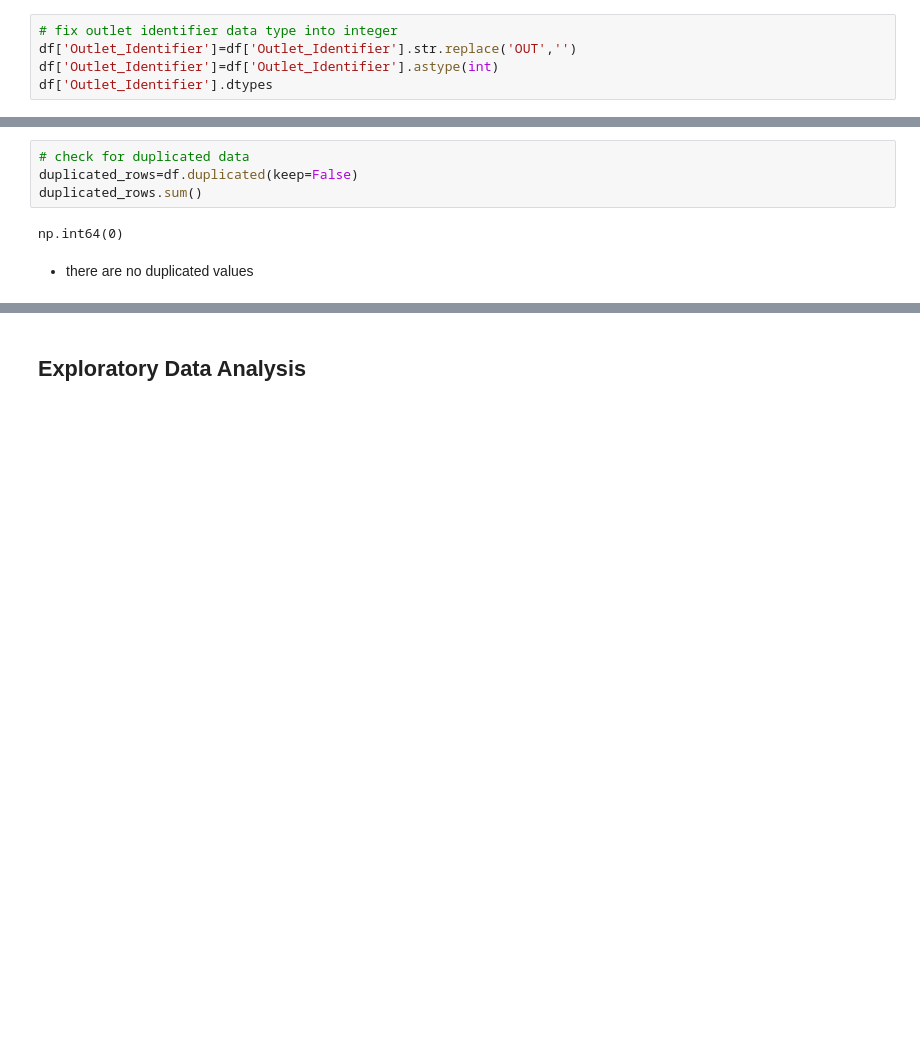
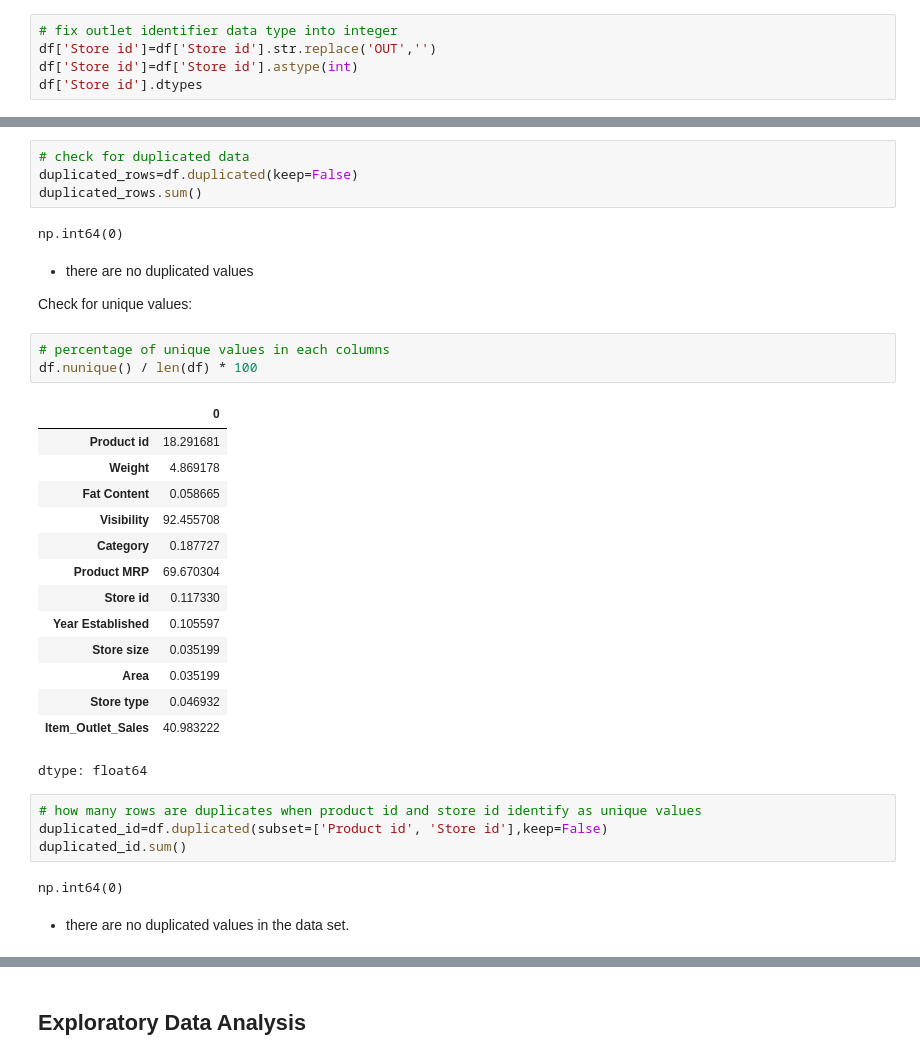
Before and after one commit to swirita/Prediction-of-Product-Sales, a Jupyter notebook: Prediction_of_Product_Sales.ipynb, the cells around one changed output, grey strips where cells are left out. Saved outputs shown, nothing was run; the diff lists cells and outputs as text; blank space fills up the shorter version.

Commit message:
clean: verify no duplicate values across unique columns

```diff
--- a/Prediction_of_Product_Sales.ipynb
+++ b/Prediction_of_Product_Sales.ipynb
@@ -86,9 +86,9 @@ df.head()
 - Fixing Outlet ID from a string to an integer
 # %%
 # fix outlet identifier data type into integer
-df['Outlet_Identifier']=df['Outlet_Identifier'].str.replace('OUT','')
-df['Outlet_Identifier']=df['Outlet_Identifier'].astype(int)
-df['Outlet_Identifier'].dtypes
+df['Store id']=df['Store id'].str.replace('OUT','')
+df['Store id']=df['Store id'].astype(int)
+df['Store id'].dtypes
 # %% [output]
 dtype('int64')
 # %% [markdown]
@@ -101,3 +101,31 @@ duplicated_rows.sum()
 np.int64(0)
 # %% [markdown]
 - there are no duplicated values
+
+Check for unique values:
+# %%
+# percentage of unique values in each columns
+df.nunique() / len(df) * 100
+# %% [output]
+|  | 0 |
+| Product id | 18.291681 |
+| Weight | 4.869178 |
+| Fat Content | 0.058665 |
+| Visibility | 92.455708 |
+| Category | 0.187727 |
+| Product MRP | 69.670304 |
+| Store id | 0.117330 |
+| Year Established | 0.105597 |
+| Store size | 0.035199 |
+| Area | 0.035199 |
+| Store type | 0.046932 |
+| Item_Outlet_Sales | 40.983222 |
+dtype: float64
+# %%
+# how many rows are duplicates when product id and store id identify as unique values
+duplicated_id=df.duplicated(subset=['Product id', 'Store id'],keep=False)
+duplicated_id.sum()
+# %% [output]
+np.int64(0)
+# %% [markdown]
+- there are no duplicated values in the data set.
```
Also changed, not shown: parts of 2 cells of this notebook.
